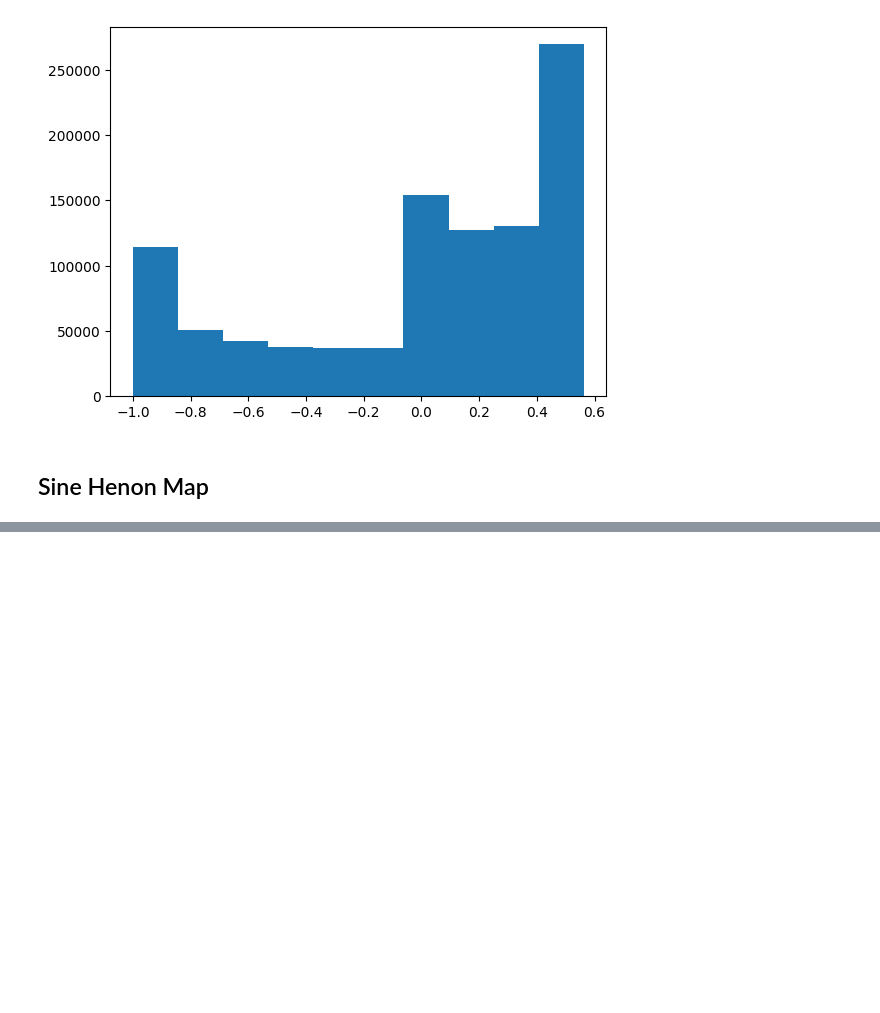
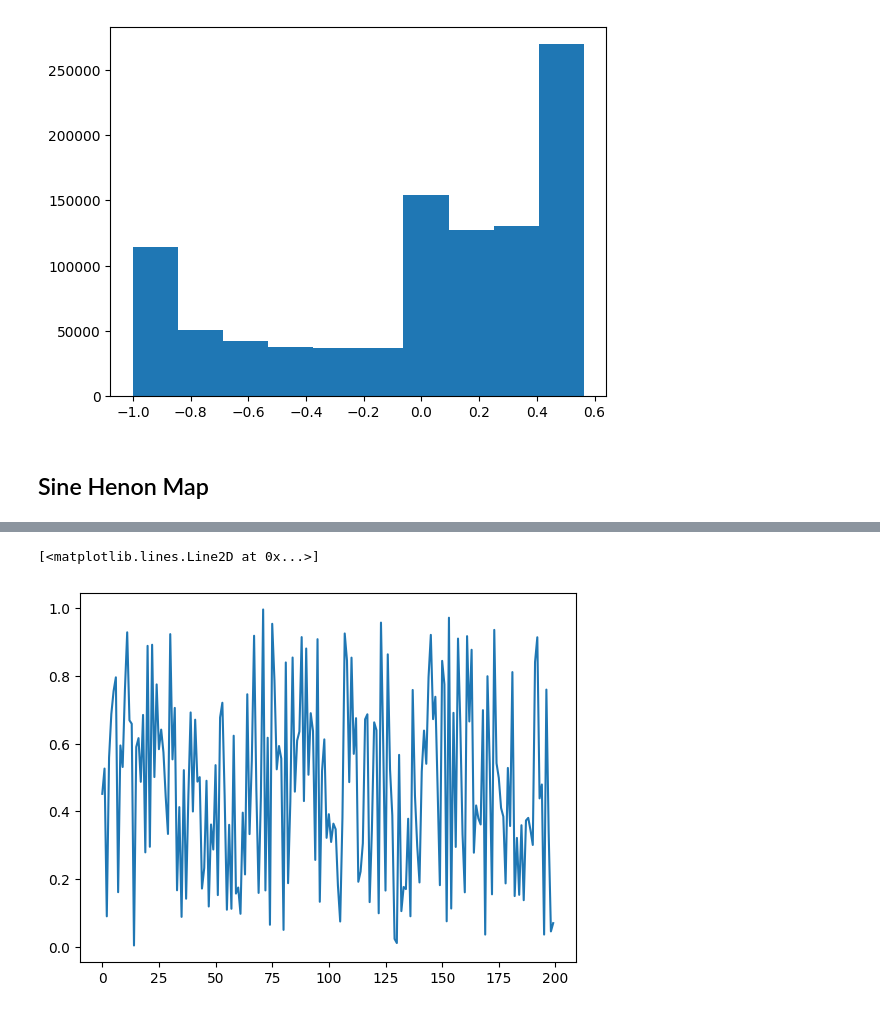
Before and after one commit to bayusamudra5502/dynamic-encryption-protocol, a Jupyter notebook: src/analysis.ipynb, the cells around one changed output, grey strips where cells are left out. Drawn from its saved outputs; the diff is of its cells as text; code cells hidden in the pictures; blank space fills up the shorter version.

```diff
--- a/src/analysis.ipynb
+++ b/src/analysis.ipynb
@@ -192,0 +193,5 @@ plt.hist(value)
+# %%
+plt.plot(value[:200])
+# %% [output]
+[<matplotlib.lines.Line2D at 0x...>]
+[figure, added]
```
Also changed, not shown: parts of 6 cells of this notebook, 7 other files.
